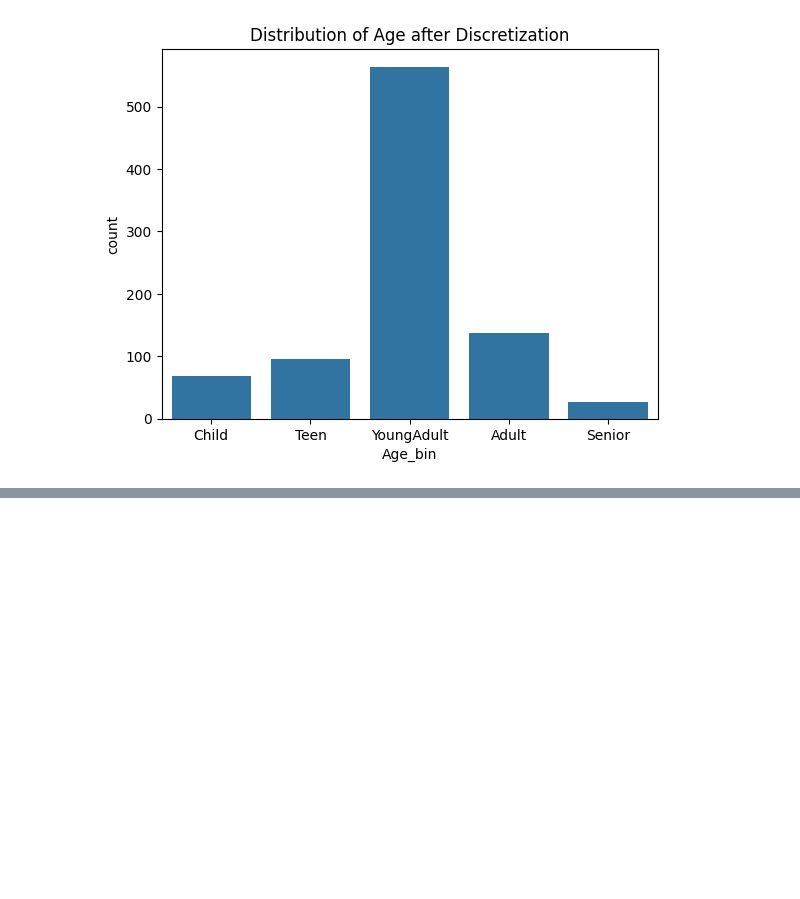
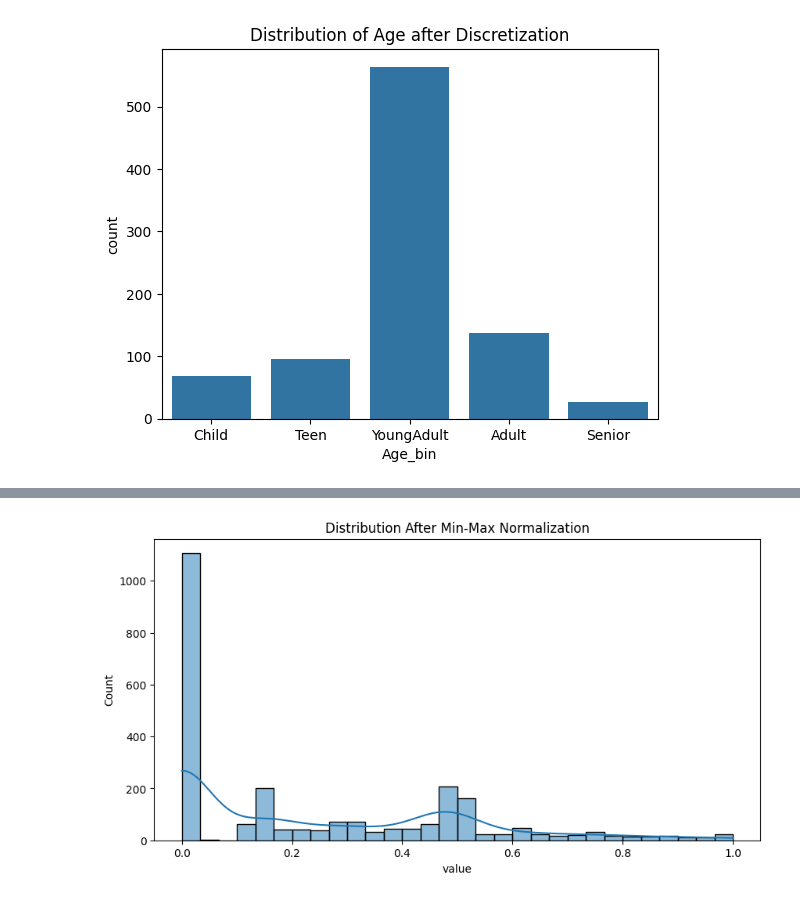
Before and after one commit to Leenasmk3/IT326-DataMining-Project, a Jupyter notebook: Phase2.ipynb, the cells around one changed output, grey strips where cells are left out. Saved outputs shown, nothing was run; the diff lists cells and outputs as text; code cells hidden in the pictures; blank space fills up the shorter version.

```diff
--- a/Phase2.ipynb
+++ b/Phase2.ipynb
@@ -336,0 +369,17 @@ plt.show()
+# %%
+from sklearn.preprocessing import MinMaxScaler
+
+# --- 1. Initialize Min-Max Scaler ---
+# This scales numeric columns to the range [0, 1]
+scaler = MinMaxScaler()
+
+# --- 2. Apply scaling to numeric columns
+df_copy[num_cols] = scaler.fit_transform(df_copy[num_cols])
+
+# --- 3. Plot distribution after normalization
+plt.figure(figsize=(10, 5))
+sns.histplot(df_copy[num_cols].melt(value_name="value")["value"], bins=30, kde=True)
+plt.title("Distribution After Min-Max Normalization")
+plt.show()
+# %% [output]
+[figure, added]
```
Also changed, not shown: parts of 3 cells of this notebook.
